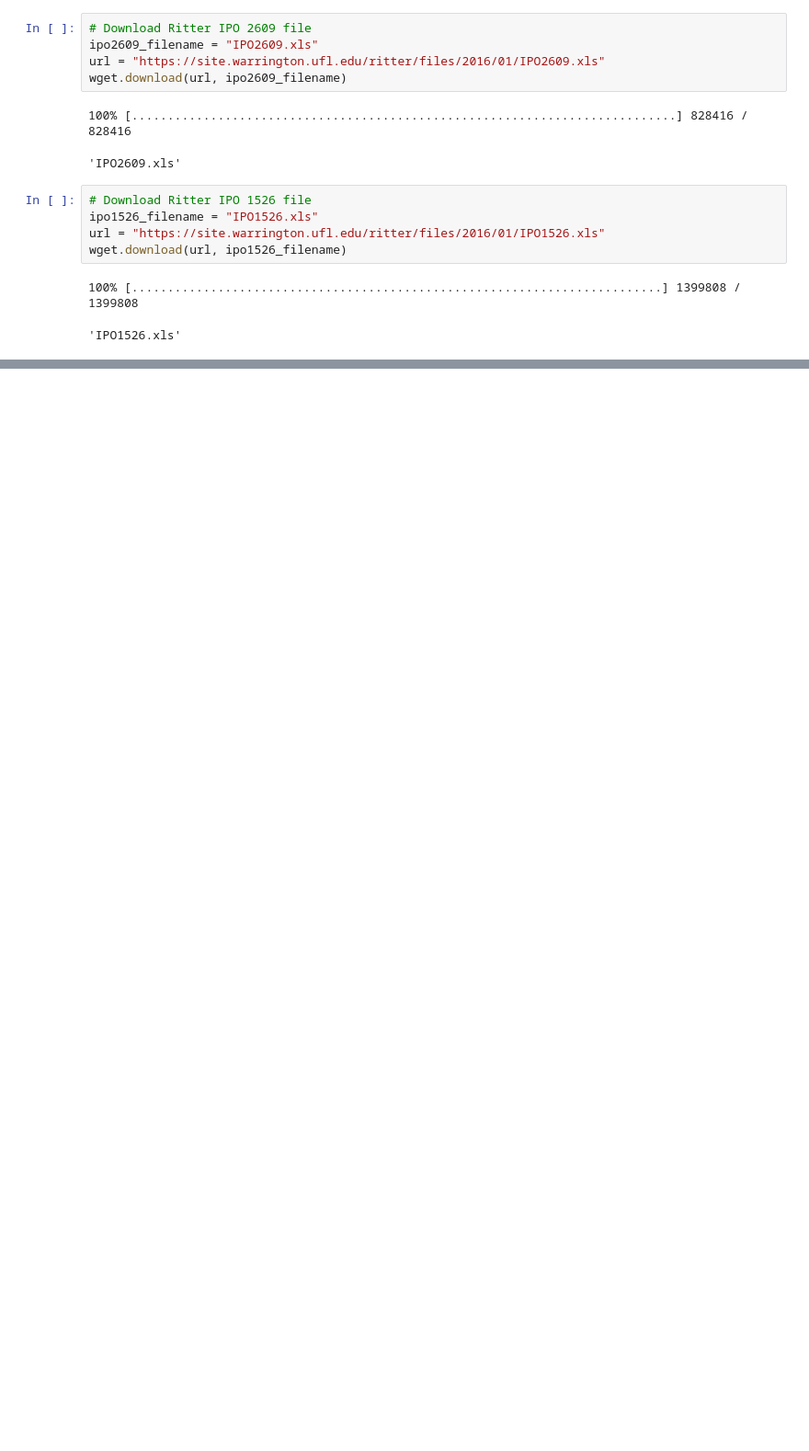
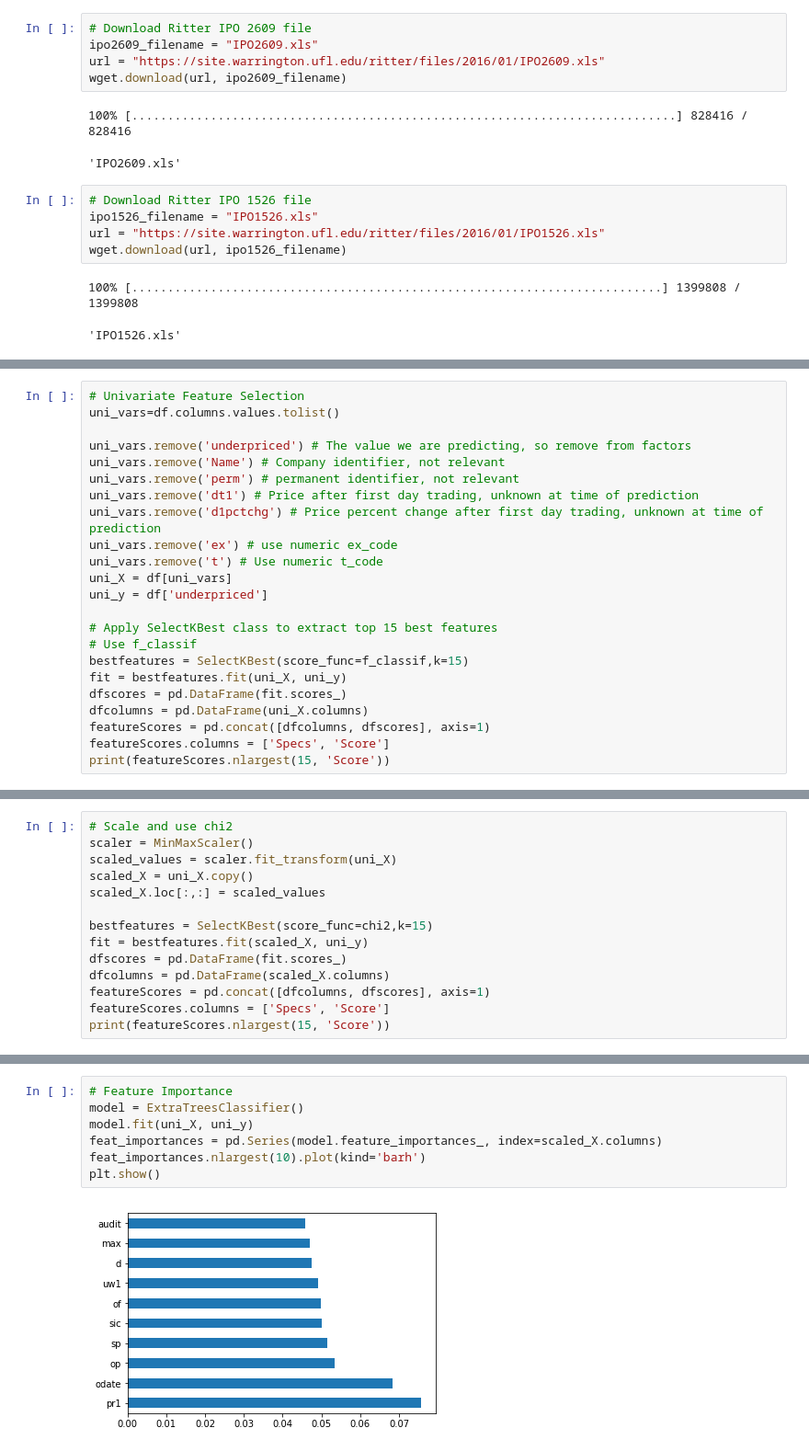
Before and after one commit to LegalBIGuy/ritter-ipo, a Jupyter notebook: RitterIPO.ipynb, the cells around one changed output, grey strips where cells are left out. Shown: that part at 92% size. Cells and saved outputs as stored; diff of their text form; blank space fills up the shorter version.

Commit message:
Update data cleansing and add feature engineering

```diff
--- a/RitterIPO.ipynb
+++ b/RitterIPO.ipynb
@@ -296,0 +317,23 @@ plt.show()
+# %%
+# Univariate Feature Selection
+uni_vars=df.columns.values.tolist()
+
+uni_vars.remove('underpriced') # The value we are predicting, so remove from factors
+uni_vars.remove('Name') # Company identifier, not relevant
+uni_vars.remove('perm') # permanent identifier, not relevant
+uni_vars.remove('dt1') # Price after first day trading, unknown at time of prediction
+uni_vars.remove('d1pctchg') # Price percent change after first day trading, unknown at time of prediction
+uni_vars.remove('ex') # use numeric ex_code
+uni_vars.remove('t') # Use numeric t_code
+uni_X = df[uni_vars]
+uni_y = df['underpriced']
+
+# Apply SelectKBest class to extract top 15 best features
+# Use f_classif
+bestfeatures = SelectKBest(score_func=f_classif,k=15)
+fit = bestfeatures.fit(uni_X, uni_y)
+dfscores = pd.DataFrame(fit.scores_)
+dfcolumns = pd.DataFrame(uni_X.columns)
+featureScores = pd.concat([dfcolumns, dfscores], axis=1)
+featureScores.columns = ['Specs', 'Score']
+print(featureScores.nlargest(15, 'Score'))
@@ -296,0 +357,14 @@ plt.show()
+# %%
+# Scale and use chi2
+scaler = MinMaxScaler()
+scaled_values = scaler.fit_transform(uni_X)
+scaled_X = uni_X.copy()
+scaled_X.loc[:,:] = scaled_values
+
+bestfeatures = SelectKBest(score_func=chi2,k=15)
+fit = bestfeatures.fit(scaled_X, uni_y)
+dfscores = pd.DataFrame(fit.scores_)
+dfcolumns = pd.DataFrame(scaled_X.columns)
+featureScores = pd.concat([dfcolumns, dfscores], axis=1)
+featureScores.columns = ['Specs', 'Score']
+print(featureScores.nlargest(15, 'Score'))
@@ -296,0 +388,9 @@ plt.show()
+# %%
+# Feature Importance
+model = ExtraTreesClassifier()
+model.fit(uni_X, uni_y)
+feat_importances = pd.Series(model.feature_importances_, index=scaled_X.columns)
+feat_importances.nlargest(10).plot(kind='barh')
+plt.show()
+# %% [output]
+[figure, added]
```
Also changed, not shown: parts of 13 cells of this notebook.
